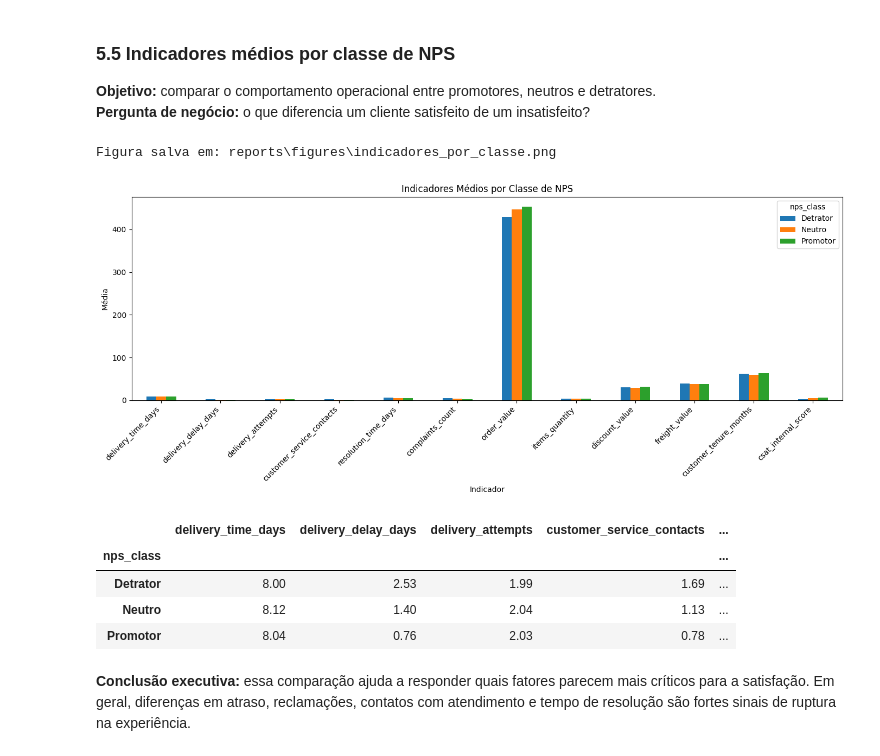
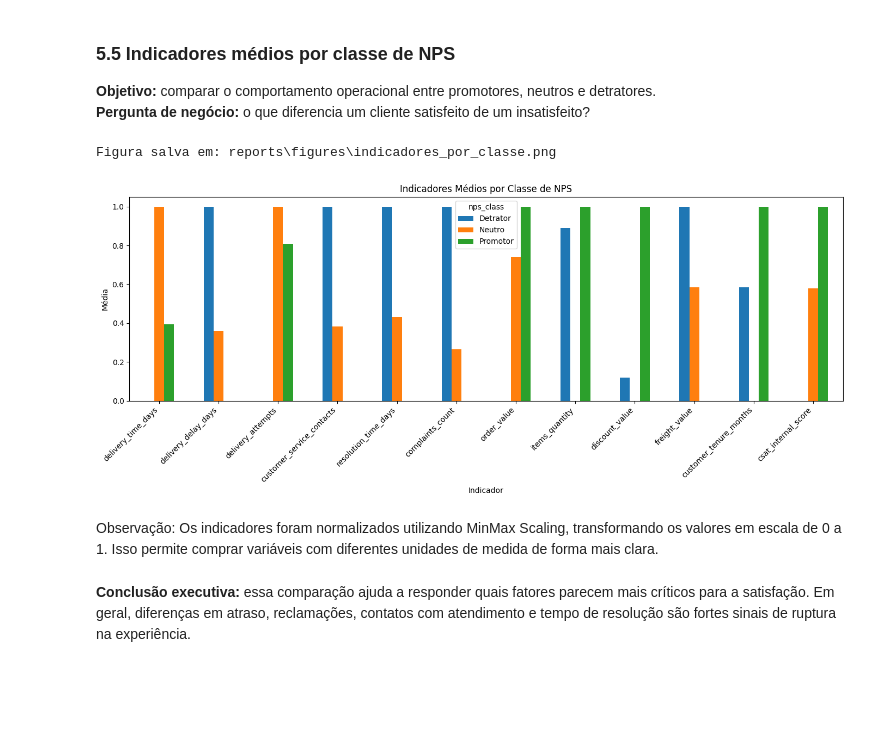
Before and after one commit to EdsonDoro/TechChallenge-Fase1, a Jupyter notebook: notebooks/tech_challenge_fase1.ipynb, the cells around one changed output. Cells and saved outputs as stored; diff of their text form; code cells hidden in the pictures; blank space fills up the shorter version.

Commit message:
Normalizando dados com MinMax Scaling

```diff
--- a/notebooks/tech_challenge_fase1.ipynb
+++ b/notebooks/tech_challenge_fase1.ipynb
@@ -400,33 +400,39 @@ Figura salva em: reports\figures\heatmap_correcacao.png
 **Objetivo:** comparar o comportamento operacional entre promotores, neutros e detratores.
 **Pergunta de negócio:** o que diferencia um cliente satisfeito de um insatisfeito?
 # %%
-
+from sklearn.preprocessing import MinMaxScaler
 metrics = [
     'delivery_time_days', 'delivery_delay_days', 'delivery_attempts',
     'customer_service_contacts', 'resolution_time_days', 'complaints_count',
     'order_value', 'items_quantity', 'discount_value', 'freight_value',
     'customer_tenure_months', 'csat_internal_score'
 ]
 metrics = [m for m in metrics if m in df.columns]
 
 profile = df.groupby('nps_class')[metrics].mean().reindex(['Detrator', 'Neutro', 'Promotor'])
-profile.T.plot(kind='bar', figsize=(14, 6))
+
+scaler = MinMaxScaler()
+profile_scaled = pd.DataFrame(
+    scaler.fit_transform(profile),
+    columns=profile.columns,
+    index=profile.index
+)
+
+profile_scaled.T.plot(kind='bar', figsize=(14, 6))
+
 plt.title('Indicadores Médios por Classe de NPS')
 plt.xlabel('Indicador')
 plt.ylabel('Média')
 plt.xticks(rotation=45, ha='right')
+
 save_current_fig('indicadores_por_classe.png')
 plt.show()
-
-profile
 # %% [output]
 Figura salva em: reports\figures\indicadores_por_classe.png
-[figure, old version]
+[figure, new version]
-|  | delivery_time_days | delivery_delay_days | delivery_attempts | customer_service_contacts | ... |
-| nps_class |  |  |  |  | ... |
-| Detrator | 8.00 | 2.53 | 1.99 | 1.69 | ... |
-| Neutro | 8.12 | 1.40 | 2.04 | 1.13 | ... |
-| Promotor | 8.04 | 0.76 | 2.03 | 0.78 | ... |
+# %% [markdown]
+Observação: Os indicadores foram normalizados utilizando MinMax Scaling, transformando os valores em escala de 0 a 1.
+Isso permite comprar variáveis com diferentes unidades de medida de forma mais clara.
 # %% [markdown]
 
 **Conclusão executiva:** essa comparação ajuda a responder quais fatores parecem mais críticos para a satisfação. Em geral, diferenças em atraso, reclamações, contatos com atendimento e tempo de resolução são fortes sinais de ruptura na experiência.
```
